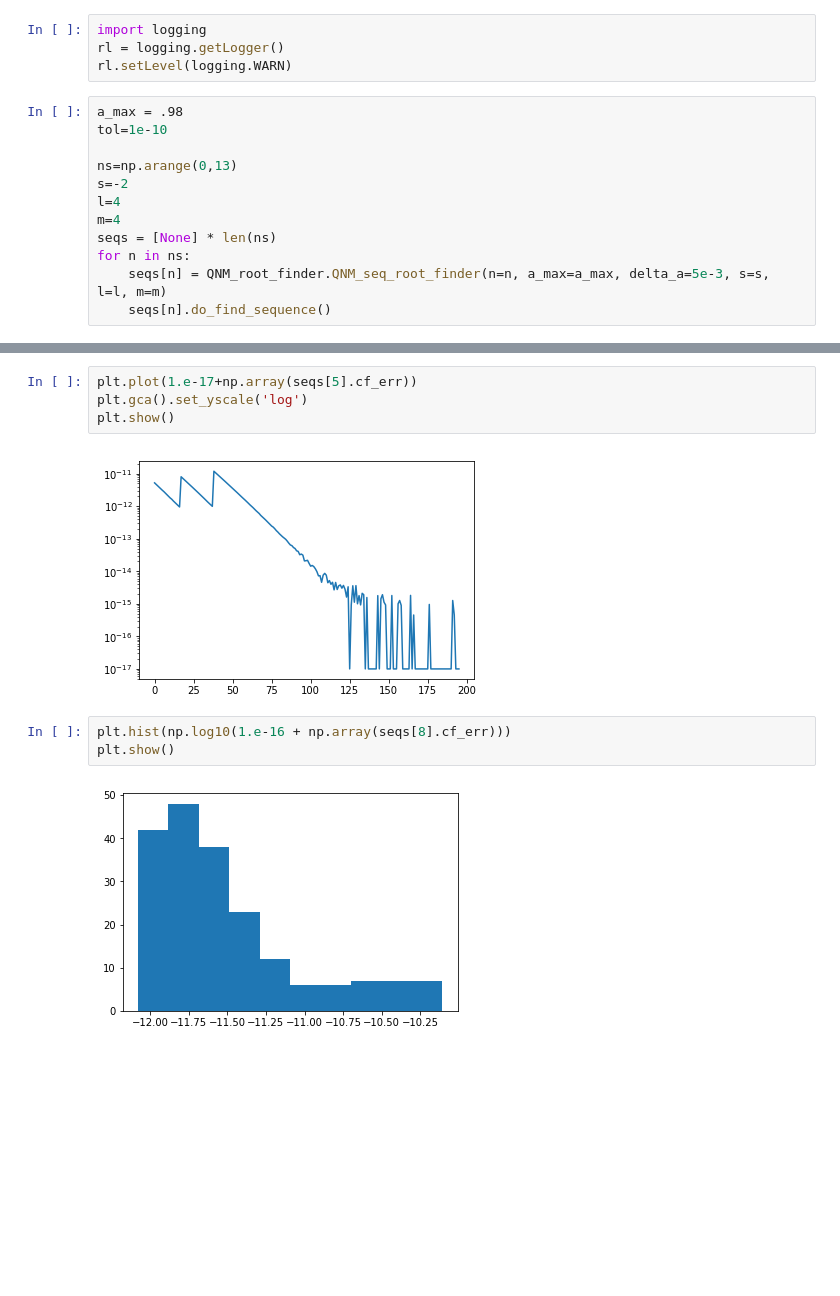
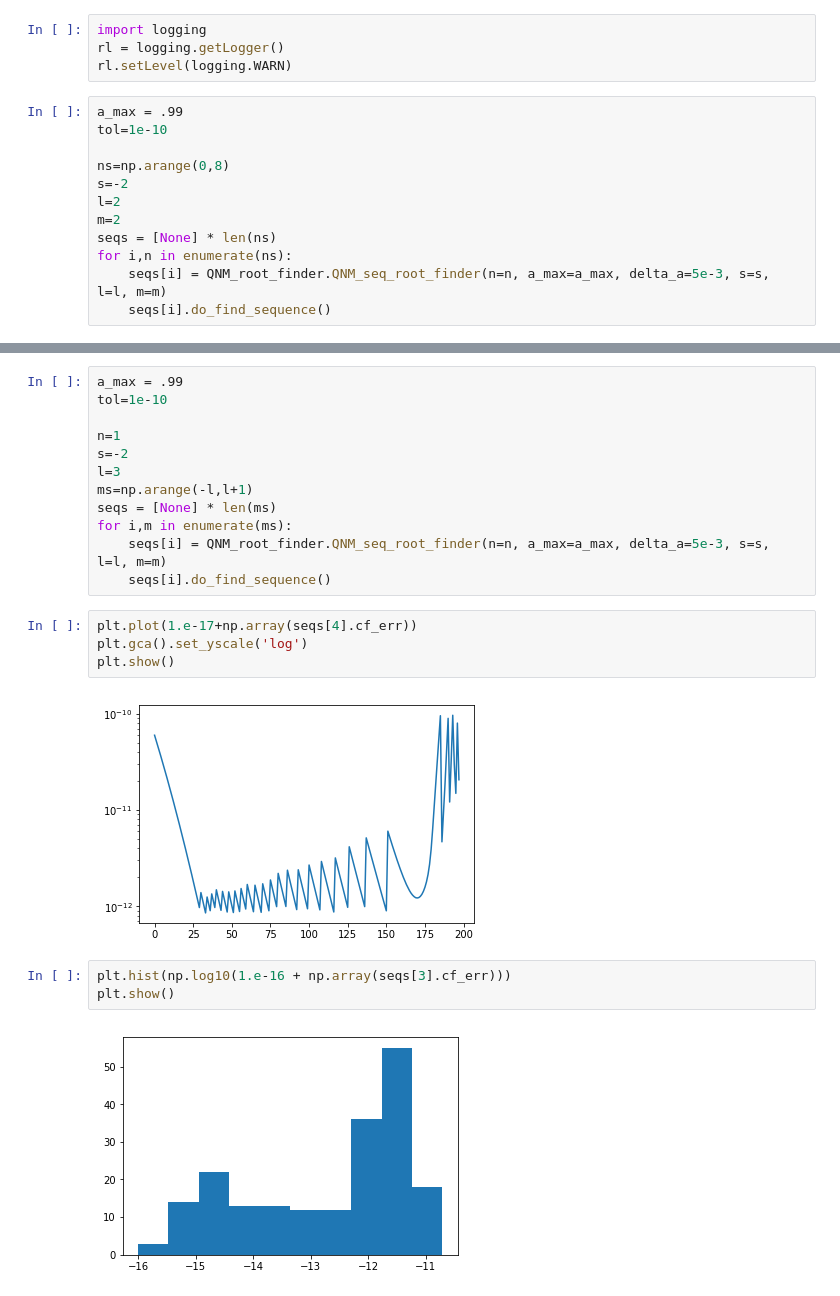
Before and after one commit to duetosymmetry/qnm, a Jupyter notebook: Experiment.ipynb, the cells around one changed output, grey strips where cells are left out. Saved outputs shown, nothing was run; the diff lists cells and outputs as text; blank space fills up the shorter version.

```diff
--- a/Experiment.ipynb
+++ b/Experiment.ipynb
@@ -185,14 +190,14 @@ import logging
 rl = logging.getLogger()
 rl.setLevel(logging.WARN)
 # %%
-a_max = .98
+a_max = .99
 tol=1e-10
 
-ns=np.arange(0,13)
+ns=np.arange(0,8)
 s=-2
-l=4
-m=4
+l=2
+m=2
 seqs = [None] * len(ns)
-for n in ns:
-    seqs[n] = QNM_root_finder.QNM_seq_root_finder(n=n, a_max=a_max, delta_a=5e-3, s=s, l=l, m=m)
-    seqs[n].do_find_sequence()
+for i,n in enumerate(ns):
+    seqs[i] = QNM_root_finder.QNM_seq_root_finder(n=n, a_max=a_max, delta_a=5e-3, s=s, l=l, m=m)
+    seqs[i].do_find_sequence()
@@ -199,12 +223,24 @@ for n in ns:
+# %%
+a_max = .99
+tol=1e-10
+
+n=1
+s=-2
+l=3
+ms=np.arange(-l,l+1)
+seqs = [None] * len(ms)
+for i,m in enumerate(ms):
+    seqs[i] = QNM_root_finder.QNM_seq_root_finder(n=n, a_max=a_max, delta_a=5e-3, s=s, l=l, m=m)
+    seqs[i].do_find_sequence()
 # %%
-plt.plot(1.e-17+np.array(seqs[5].cf_err))
+plt.plot(1.e-17+np.array(seqs[4].cf_err))
 plt.gca().set_yscale('log')
 plt.show()
 # %% [output]
-[figure, old version]
+[figure, new version]
 # %%
-plt.hist(np.log10(1.e-16 + np.array(seqs[8].cf_err)))
+plt.hist(np.log10(1.e-16 + np.array(seqs[3].cf_err)))
 plt.show()
 # %% [output]
-[figure, old version]
+[figure, new version]
 # %%
```
Also changed, not shown: parts of 22 cells of this notebook, 1 other file.
